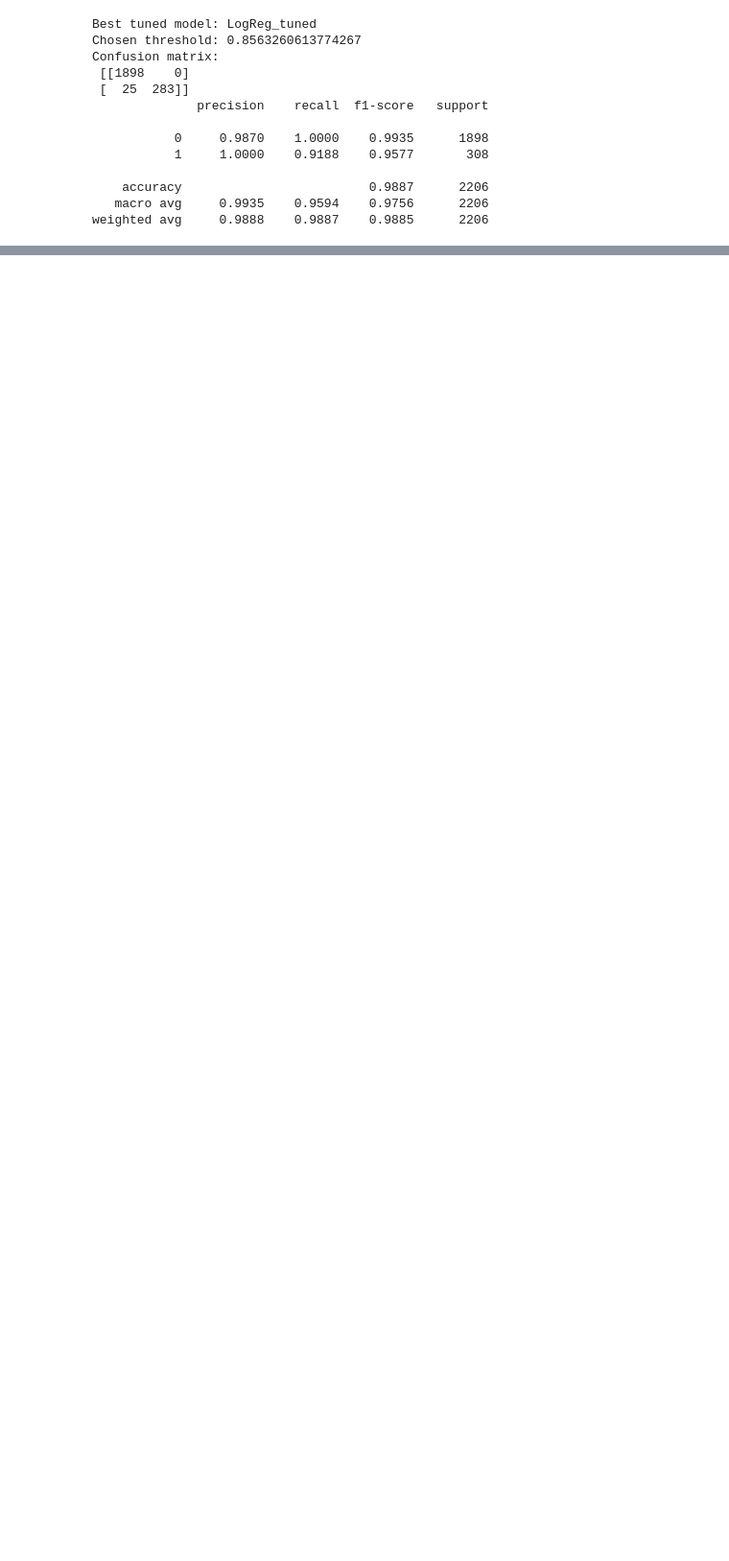
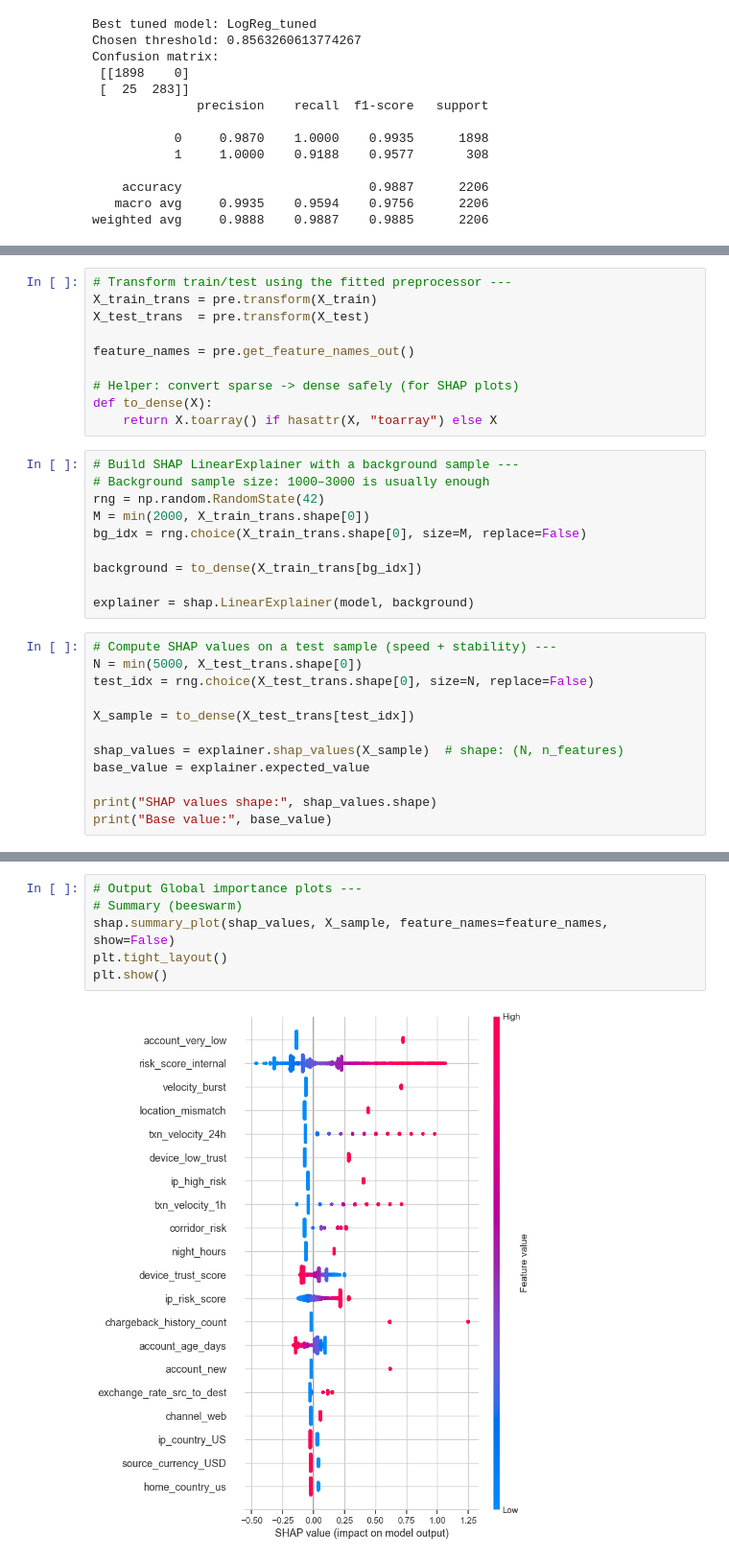
Before and after one commit to UzorNwokeaka/novapay-fraud-detection-project, a Jupyter notebook: notebooks/NovaPay - uzor_nwokeaka.ipynb, the cells around one changed output, grey strips where cells are left out. Shown at 96% size. Saved outputs shown, nothing was run; the diff lists cells and outputs as text; blank space fills up the shorter version.

Commit message:
Added SHAP Analysis

```diff
--- a/notebooks/NovaPay - uzor_nwokeaka.ipynb
+++ b/notebooks/NovaPay - uzor_nwokeaka.ipynb
@@ -1668,0 +1670,32 @@ Saved: novapay_fraud_best_tuned_pipeline.pkl
+# %%
+# Transform train/test using the fitted preprocessor ---
+X_train_trans = pre.transform(X_train)
+X_test_trans  = pre.transform(X_test)
+
+feature_names = pre.get_feature_names_out()
+
+# Helper: convert sparse -> dense safely (for SHAP plots)
+def to_dense(X):
+    return X.toarray() if hasattr(X, "toarray") else X
+# %%
+# Build SHAP LinearExplainer with a background sample ---
+# Background sample size: 1000–3000 is usually enough
+rng = np.random.RandomState(42)
+M = min(2000, X_train_trans.shape[0])
+bg_idx = rng.choice(X_train_trans.shape[0], size=M, replace=False)
+
+background = to_dense(X_train_trans[bg_idx])
+
+explainer = shap.LinearExplainer(model, background)
+# %%
+# Compute SHAP values on a test sample (speed + stability) ---
+N = min(5000, X_test_trans.shape[0])
+test_idx = rng.choice(X_test_trans.shape[0], size=N, replace=False)
+
+X_sample = to_dense(X_test_trans[test_idx])
+
+shap_values = explainer.shap_values(X_sample)  # shape: (N, n_features)
+base_value = explainer.expected_value
+
+print("SHAP values shape:", shap_values.shape)
+print("Base value:", base_value)
@@ -1668,0 +1705,8 @@ Saved: novapay_fraud_best_tuned_pipeline.pkl
+# %%
+# Output Global importance plots ---
+# Summary (beeswarm)
+shap.summary_plot(shap_values, X_sample, feature_names=feature_names, show=False)
+plt.tight_layout()
+plt.show()
+# %% [output]
+[figure, added]
```
Also changed, not shown: parts of 20 cells of this notebook.
